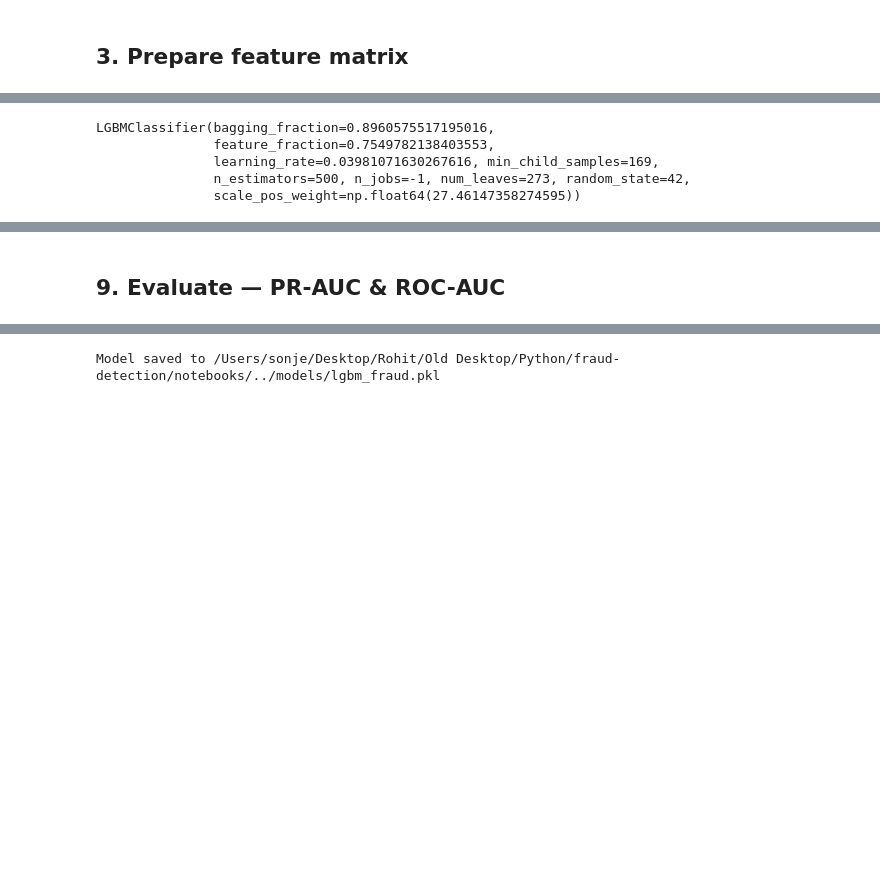
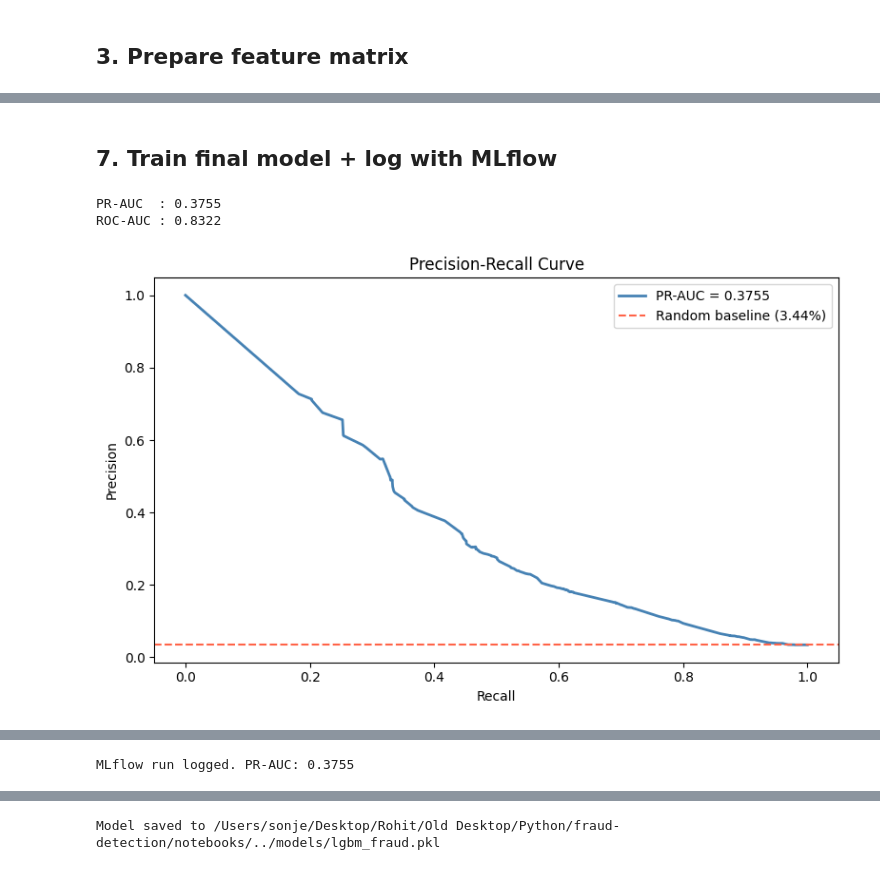
Before and after one commit to Rohit140595/fraud-detection, a Jupyter notebook: notebooks/model_training.ipynb, the cells around one changed output, grey strips where cells are left out. Drawn from its saved outputs; the diff is of its cells as text; code cells hidden in the pictures; blank space fills up the shorter version.

```diff
--- a/notebooks/model_training.ipynb
+++ b/notebooks/model_training.ipynb
@@ -10,6 +10,8 @@ This notebook is for running and observing, not for defining functions.
 import sys
 sys.path.append('..')   # so 'src' is importable from notebooks/
 
+import mlflow
+import mlflow.lightgbm
 import pandas as pd
 import lightgbm as lgb
 from src.features import build_features
@@ -26,3 +28,4 @@ from src.model import (
 )
 
 DATA_DIR = '../data'
+mlflow.set_experiment('fraud-detection')
@@ -29,6 +34,8 @@ DATA_DIR = '../data'
 # %% [markdown]
 ## 1. Load raw data
 # %%
-df = pd.read_csv(f'{DATA_DIR}/train_transaction.csv')
-print(f'Loaded: {df.shape}')
+trn = pd.read_csv(f'{DATA_DIR}/train_transaction.csv')
+idn = pd.read_csv(f'{DATA_DIR}/train_identity.csv')
+print(f'Transactions : {trn.shape}')
+print(f'Identity     : {idn.shape}')
 # %% [output]
@@ -40,5 +46,4 @@ Adds `card_addr`, `velocity_1h`, `hist_mean_amt`, `amt_deviation`.
 # %%
-df = build_features(df)
+df = build_features(trn, idn)
 print(f'After feature engineering: {df.shape}')
-df[['velocity_1h', 'hist_mean_amt', 'amt_deviation']].describe()
 # %% [output]
@@ -104,0 +81,4 @@ Reduce `n_trials` for a faster run during development.
+# %%
+X_train_f, X_test_f, features_f = select_features(
+    X_train, y_train, X_test, threshold='median'
+)
@@ -115,24 +95,43 @@ early stopping). Built inline because `train()` hardcodes its own params.
+# %% [markdown]
+## 7. Train final model + log with MLflow
 # %%
 neg, pos = (y_train == 0).sum(), (y_train == 1).sum()
 
-model_tuned = lgb.LGBMClassifier(
-    **best_params,
-    scale_pos_weight=neg / pos,
-    n_estimators=500,
-    random_state=42,
-    n_jobs=-1,
-)
-model_tuned.fit(
-    X_train_f, y_train,
-    eval_set=[(X_test_f, y_test)],
-    callbacks=[
-        lgb.early_stopping(50, verbose=False),
-        lgb.log_evaluation(100),
-    ],
-)
+with mlflow.start_run(run_name='lgbm-selectfrommodel-median'):
+
+    mlflow.log_params({
+        'train_rows':       len(X_train_f),
+        'test_rows':        len(X_test_f),
+        'n_features':       X_train_f.shape[1],
+        'fraud_rate_train': round(float(y_train.mean()), 4),
+        'identity_merged':  True,
+        'missing_threshold': 0.99,
+        'feature_selection': 'SelectFromModel(median)',
+    })
+    mlflow.log_params(best_params)
+
+    model_tuned = lgb.LGBMClassifier(
+        **best_params,
+        scale_pos_weight=neg / pos,
+        n_estimators=500,
+        random_state=42,
+        n_jobs=-1,
+    )
+    model_tuned.fit(
+        X_train_f, y_train,
+        eval_set=[(X_test_f, y_test)],
+        callbacks=[
+            lgb.early_stopping(50, verbose=False),
+            lgb.log_evaluation(100),
+        ],
+    )
+
+    metrics = evaluate(model_tuned, X_test_f, y_test, plot=True)
+    mlflow.log_metrics(metrics)
+    mlflow.lightgbm.log_model(model_tuned, artifact_path='model')
+
+    print(f"\nMLflow run logged. PR-AUC: {metrics['pr_auc']:.4f}")
 # %% [output]
-LGBMClassifier(bagging_fraction=0.8960575517195016,
-               feature_fraction=0.7549782138403553,
-               learning_rate=0.03981071630267616, min_child_samples=169,
-               n_estimators=500, n_jobs=-1, num_leaves=273, random_state=42,
-               scale_pos_weight=np.float64(27.46147358274595))
+PR-AUC  : 0.3755
+ROC-AUC : 0.8322
+[figure, added]
@@ -139,2 +140 @@ LGBMClassifier(bagging_fraction=0.8960575517195016,
+MLflow run logged. PR-AUC: 0.3755
-# %% [markdown]
-## 9. Evaluate — PR-AUC & ROC-AUC
```
Also changed, not shown: parts of 27 cells of this notebook.
